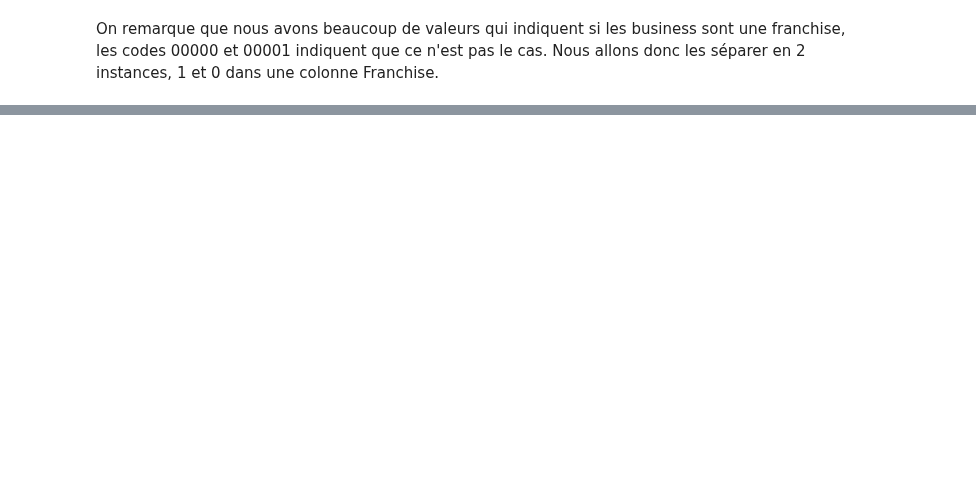
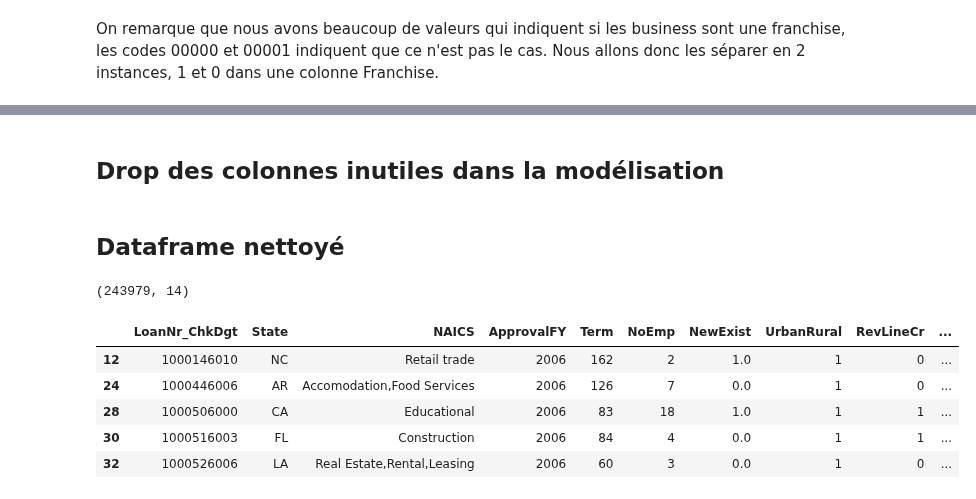
Before and after one commit to AFlo59/Model_pret, a Jupyter notebook: NettoyageData.ipynb, the cells around one changed output, grey strips where cells are left out. Saved outputs shown, nothing was run; the diff lists cells and outputs as text; code cells hidden in the pictures; blank space fills up the shorter version.

Commit message:
Premier df nettoyé

```diff
--- a/NettoyageData.ipynb
+++ b/NettoyageData.ipynb
@@ -371,0 +395,5 @@ Name: Franchise, Length: 697216, dtype: float64
+# %%
+selectYears = [2000, 2001, 2002, 2003, 2004, 2005, 2006, 2010, 2011, 2012, 2013, 2014]
+dfNeutre = df[df['ApprovalFY'].isin(selectYears)]
+
+dfCrack = df[(df['ApprovalFY'] == 2007) | (df['ApprovalFY'] == 2008) | (df['ApprovalFY'] == 2009)]  # On garde les valeurs entre 2007 et 2009 pour l'EDA
@@ -371,0 +420,2 @@ Name: Franchise, Length: 697216, dtype: float64
+# %%
+dfNeutre = dfNeutre[dfNeutre['NoEmp']<=1500]
@@ -371,0 +471,21 @@ Name: Franchise, Length: 697216, dtype: float64
+# %%
+dfNeutre = dfNeutre[dfNeutre['Term']!= 0]
+# %% [markdown]
+## Drop des colonnes inutiles dans la modélisation
+# %%
+dfNeutre.drop(columns=['Name','City','Zip','Bank','BankState','ApprovalDate','CreateJob','RetainedJob','FranchiseCode','ChgOffDate','DisbursementDate','DisbursementGross','BalanceGross','ChgOffPrinGr'], inplace=True)
+# %% [markdown]
+## Dataframe nettoyé
+# %%
+dfNeutre.shape
+# %% [output]
+(243979, 14)
+# %%
+dfNeutre.head()
+# %% [output]
+|  | LoanNr_ChkDgt | State | NAICS | ApprovalFY | Term | NoEmp | NewExist | UrbanRural | RevLineCr | ... |
+| 12 | 1000146010 | NC | Retail trade | 2006 | 162 | 2 | 1.0 | 1 | 0 | ... |
+| 24 | 1000446006 | AR | Accomodation,Food Services | 2006 | 126 | 7 | 0.0 | 1 | 0 | ... |
+| 28 | 1000506000 | CA | Educational | 2006 | 83 | 18 | 1.0 | 1 | 1 | ... |
+| 30 | 1000516003 | FL | Construction | 2006 | 84 | 4 | 0.0 | 1 | 1 | ... |
+| 32 | 1000526006 | LA | Real Estate,Rental,Leasing | 2006 | 60 | 3 | 0.0 | 1 | 0 | ... |
```
Also changed, not shown: parts of 28 cells of this notebook.
